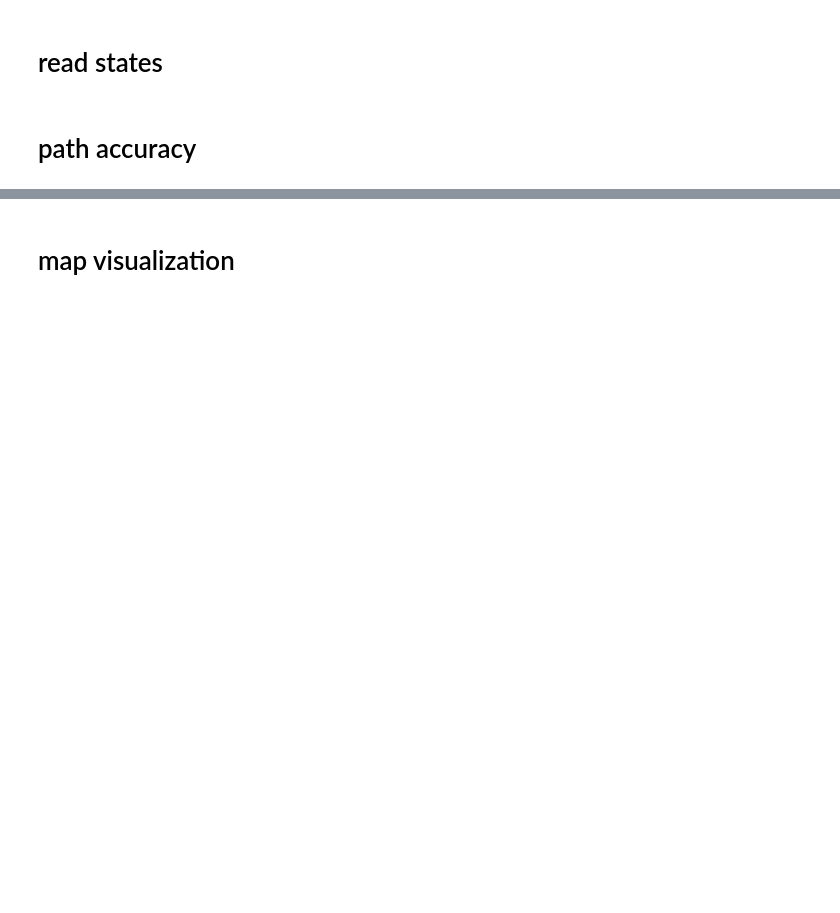
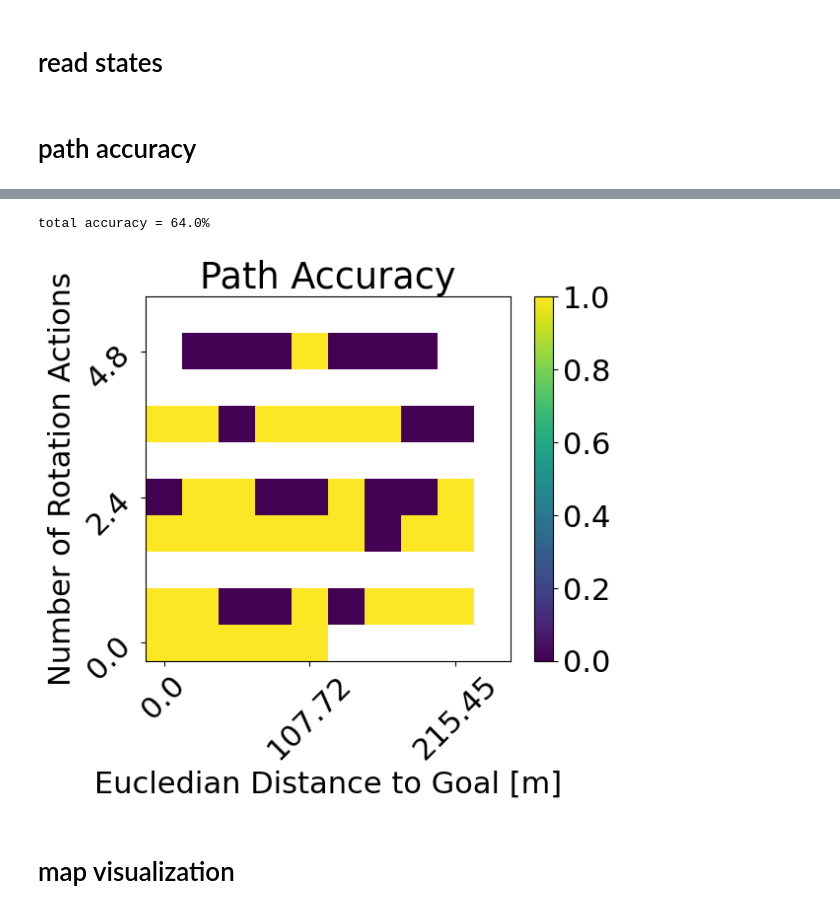
Before and after one commit to WreckItTim/rl_drone, a Jupyter notebook: notebook_eval.ipynb, the cells around one changed output, grey strips where cells are left out. Saved outputs shown, nothing was run; the diff lists cells and outputs as text; code cells hidden in the pictures; blank space fills up the shorter version.

```diff
--- a/notebook_eval.ipynb
+++ b/notebook_eval.ipynb
@@ -27,7 +27,7 @@ color_blinds = {
 }
 color_blinds_list = [color_blinds[color] for color in color_blinds]
 # %%
-train_path = 'local/runs/astar_test/'
+train_path = 'local/runs/dqn_a/'
 
 train_log_path = train_path + 'log.txt'
 train_configuration_path = train_path + 'configuration.json'
@@ -37,6 +37,8 @@ test_path = train_path + 'test/'
 test_log_path = test_path + 'log.txt'
 test_configuration_path = test_path + 'configuration.json'
 test_states_path = test_path + 'states/'
+
+model_path = train_path + 'model'
 # %% [markdown]
 # Configuration
 # %%
@@ -124,35 +157,38 @@ path_idxs = pickle.load(open(test_path+'_static_path_idxs.p', 'rb'))
 astar_paths = pickle.load(open('astar_paths/Blocks_2d_test.p', 'rb'))
 linearity_bounds = astar_paths['linearity_bounds']
 nonlinearity_bounds = astar_paths['nonlinearity_bounds']
 goal_map = np.zeros([len(linearity_bounds), len(nonlinearity_bounds)]).astype(float)
 total_map = np.zeros([len(linearity_bounds), len(nonlinearity_bounds)]).astype(float)
 def get_bin(linearity, nonlinearity):
     for i in range(len(linearity_bounds)-1):
         if linearity < linearity_bounds[i+1]:
             for j in range(len(nonlinearity_bounds)-1):
                 if nonlinearity < nonlinearity_bounds[j+1]:
                     return i, j
 for idx, path_idx in enumerate(path_idxs):
     path = astar_paths['paths'][path_idx]
     linearity = astar_paths['linearitys'][path_idx]
     nonlinearity = astar_paths['nonlinearitys'][path_idx]
     goal = goals[idx]
     i, j = get_bin(linearity, nonlinearity)
     goal_map[i, j] += goal
     total_map[i, j] += 1
 goal_map[total_map <= 0] = np.nan
 total_map[total_map <= 0] = np.nan
 acc_map = goal_map / total_map
 fig, ax = plt.subplots()
 cbar = ax.imshow(acc_map.T, origin='lower')
 fig.colorbar(cbar)
 plt.title('Path Accuracy')
 delta = 4
 ax.set_xticks([i for i in range(0, len(linearity_bounds), delta)], [np.round(linearity_bounds[i],2) for i in range(0, len(linearity_bounds), delta)], rotation=45)
 ax.set_yticks([i for i in range(0, len(nonlinearity_bounds), delta)], [np.round(nonlinearity_bounds[i],2) for i in range(0, len(nonlinearity_bounds), delta)], rotation=45)
-plt.xlabel('Linear Goal Distance [m]')
-plt.ylabel('Complexity')
+plt.xlabel('Eucledian Distance to Goal [m]')
+plt.ylabel('Number of Rotation Actions')
 plt.show()
+# %% [output]
+total accuracy = 64.0%
+[figure, added]
 # %% [markdown]
 # map visualization
 # %%
```
Also changed, not shown: parts of 7 cells of this notebook, 7 other files.
